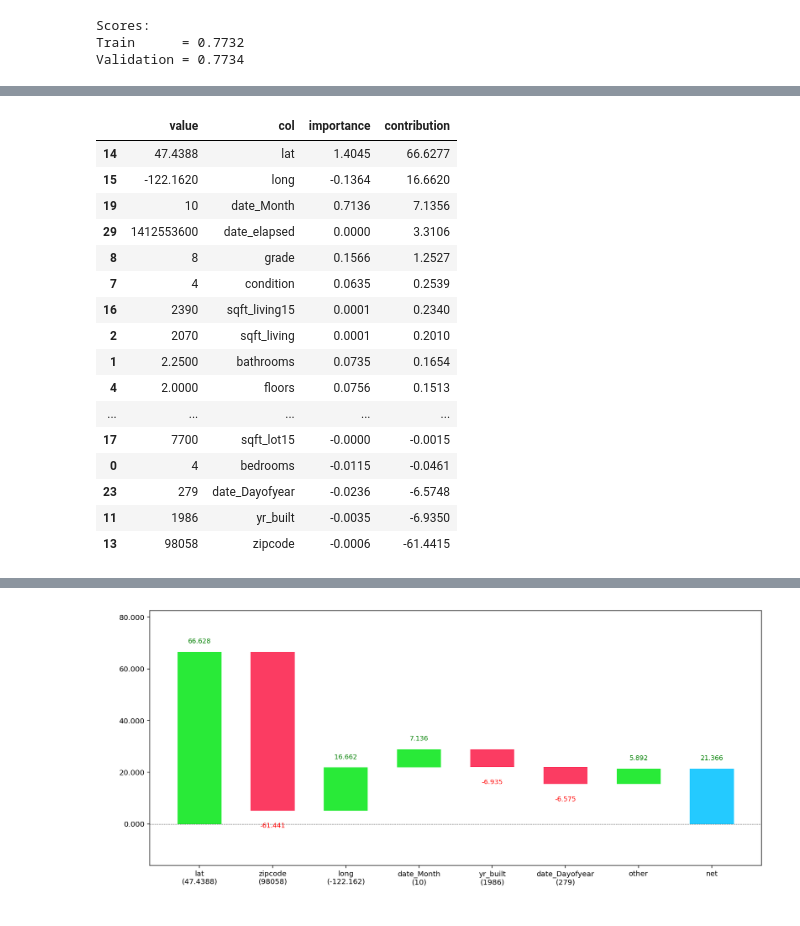
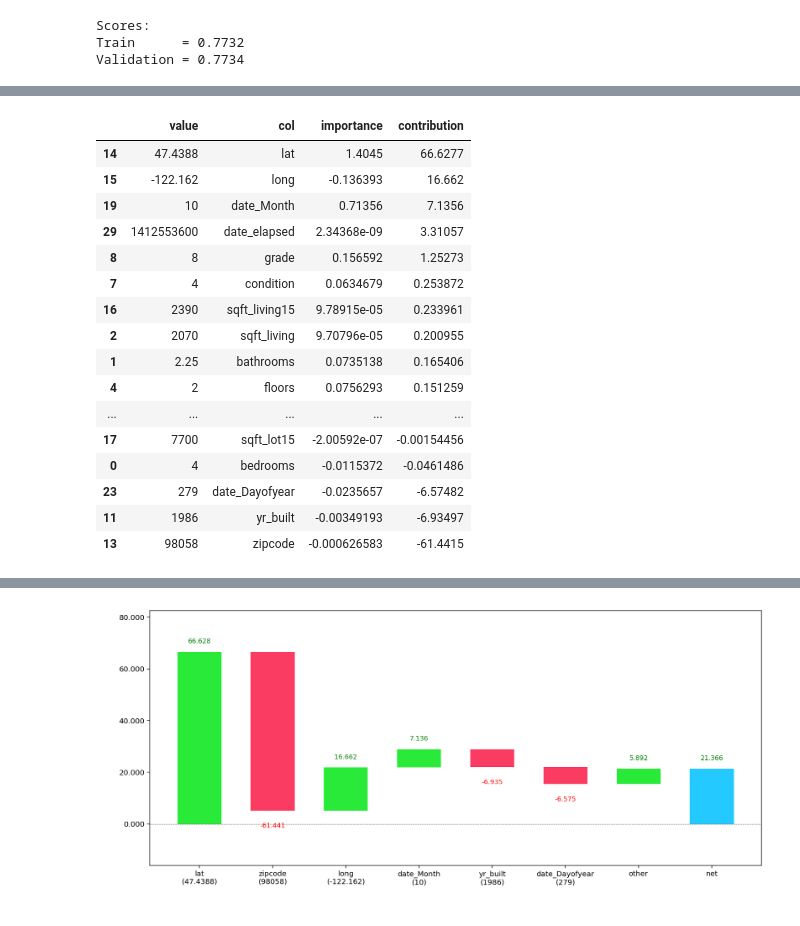
Before and after one commit to iapucp/winter-school-2018, a Jupyter notebook: semana_1_machine_learning/dia_3_linear_models_solved.ipynb, the cells around one changed output, grey strips where cells are left out. Cells and saved outputs as stored; diff of their text form; code cells hidden in the pictures.

```diff
--- a/semana_1_machine_learning/dia_3_linear_models_solved.ipynb
+++ b/semana_1_machine_learning/dia_3_linear_models_solved.ipynb
@@ -217,25 +217,25 @@ x0['col'] = x0.index
 x0 = pd.merge(x0, imp, on='col')
 x0['contribution'] = x0.value * x0.importance
 # %%
-x0.sort_values('contribution', ascending=False)
+x0.sort_values('contribution', ascending=False).style.()
 # %% [output]
 |  | value | col | importance | contribution |
 | 14 | 47.4388 | lat | 1.4045 | 66.6277 |
-| 15 | -122.1620 | long | -0.1364 | 16.6620 |
-| 19 | 10 | date_Month | 0.7136 | 7.1356 |
-| 29 | 1412553600 | date_elapsed | 0.0000 | 3.3106 |
-| 8 | 8 | grade | 0.1566 | 1.2527 |
-| 7 | 4 | condition | 0.0635 | 0.2539 |
-| 16 | 2390 | sqft_living15 | 0.0001 | 0.2340 |
-| 2 | 2070 | sqft_living | 0.0001 | 0.2010 |
-| 1 | 2.2500 | bathrooms | 0.0735 | 0.1654 |
-| 4 | 2.0000 | floors | 0.0756 | 0.1513 |
+| 15 | -122.162 | long | -0.136393 | 16.662 |
+| 19 | 10 | date_Month | 0.71356 | 7.1356 |
+| 29 | 1412553600 | date_elapsed | 2.34368e-09 | 3.31057 |
+| 8 | 8 | grade | 0.156592 | 1.25273 |
+| 7 | 4 | condition | 0.0634679 | 0.253872 |
+| 16 | 2390 | sqft_living15 | 9.78915e-05 | 0.233961 |
+| 2 | 2070 | sqft_living | 9.70796e-05 | 0.200955 |
+| 1 | 2.25 | bathrooms | 0.0735138 | 0.165406 |
+| 4 | 2 | floors | 0.0756293 | 0.151259 |
 | ... | ... | ... | ... | ... |
-| 17 | 7700 | sqft_lot15 | -0.0000 | -0.0015 |
-| 0 | 4 | bedrooms | -0.0115 | -0.0461 |
-| 23 | 279 | date_Dayofyear | -0.0236 | -6.5748 |
-| 11 | 1986 | yr_built | -0.0035 | -6.9350 |
-| 13 | 98058 | zipcode | -0.0006 | -61.4415 |
+| 17 | 7700 | sqft_lot15 | -2.00592e-07 | -0.00154456 |
+| 0 | 4 | bedrooms | -0.0115372 | -0.0461486 |
+| 23 | 279 | date_Dayofyear | -0.0235657 | -6.57482 |
+| 11 | 1986 | yr_built | -0.00349193 | -6.93497 |
+| 13 | 98058 | zipcode | -0.000626583 | -61.4415 |
 # %%
 m.intercept_ + x0.contribution.sum()
 # %% [output]
```
Also changed, not shown: parts of 16 cells of this notebook, 12 other files.
